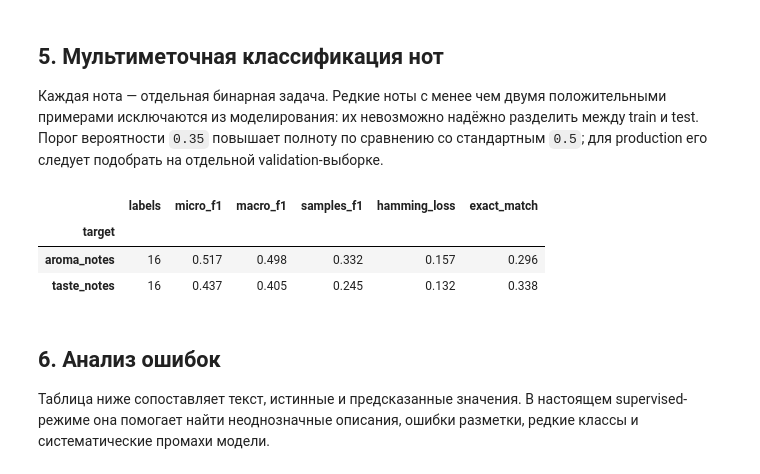
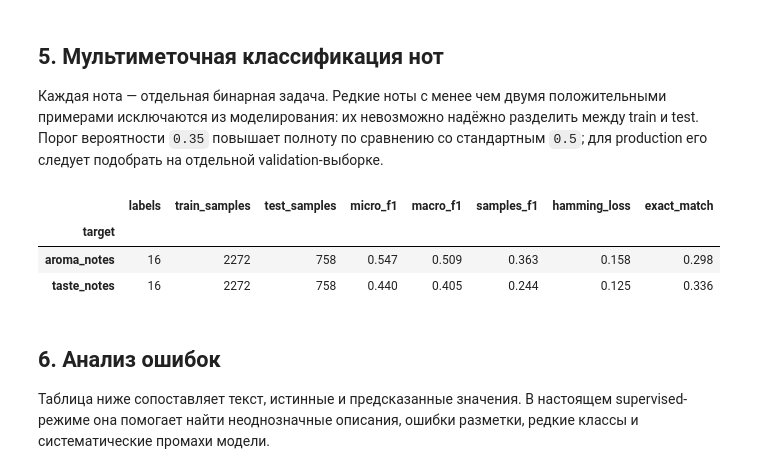
Before and after one commit to Daniil-fprog/netology_automatic_determination_wine_characteristics, a Jupyter notebook: notebooks/01_wine_characteristics_project.ipynb, the cells around one changed output. Drawn from its saved outputs; the diff is of its cells as text; code cells hidden in the pictures.

```diff
--- a/notebooks/01_wine_characteristics_project.ipynb
+++ b/notebooks/01_wine_characteristics_project.ipynb
@@ -257,16 +262,18 @@ if DEMO_WEAK_LABELS:
     df["aroma_notes"] = df["model_text"].map(lambda t: extract_notes(extract_section(t, "аромат")))
     df["taste_notes"] = df["model_text"].map(lambda t: extract_notes(extract_section(t, "вкус")))
 
-    # Пустой набор — допустимая мультиметка. Для обучения оставим только достаточно частые классы.
+    # Пустой набор — допустимая мультиметка.
+    multilabel_available = {
+        column: pd.Series(True, index=df.index) for column in multilabel_targets
+    }
     print("⚠ Включен DEMO-режим слабой разметки. Метрики не являются production-оценкой.")
 else:
-    # В supervised-режиме строки с незаполненными целями не участвуют в обучении.
-    complete_mask = df[categorical_targets].notna().all(axis=1)
-    complete_mask &= df[multilabel_targets].map(bool).all(axis=1)
-    dropped = int((~complete_mask).sum())
-    df = df.loc[complete_mask].reset_index(drop=True)
-    print("Используется настоящая разметка из CSV.")
-    print("Исключено строк с незаполненными целями:", dropped)
+    # Не требуем полной разметки строки: каждая модель ниже получит свой набор строк.
+    print("Используется частичная supervised-разметка из CSV.")
+    for target in categorical_targets:
+        print(f"{target}: {df[target].notna().sum()} размеченных строк")
+    for target in multilabel_targets:
+        print(f"{target}: {multilabel_available[target].sum()} размеченных строк")
 
 print("Объектов после очистки:", len(df))
 display(df[["model_text"] + categorical_targets + multilabel_targets].head(5))
@@ -420,14 +449,24 @@ weighted avg       0.88      0.85      0.86       758
 Каждая нота — отдельная бинарная задача. Редкие ноты с менее чем двумя положительными примерами исключаются из моделирования: их невозможно надёжно разделить между train и test. Порог вероятности `0.35` повышает полноту по сравнению со стандартным `0.5`; для production его следует подобрать на отдельной validation-выборке.
 # %%
 def fit_multilabel(target, threshold=0.35):
-    all_labels = pd.Series([x for values in df[target] for x in values]).value_counts()
-    eligible = all_labels[(all_labels >= 2) & (all_labels <= len(df) - 2)].index.tolist()
+    available = multilabel_available[target].to_numpy(dtype=bool)
+    available_values = df.loc[available, target]
+    all_labels = pd.Series([x for values in available_values for x in values]).value_counts()
+    eligible = all_labels[
+        (all_labels >= 2) & (all_labels <= len(available_values) - 2)
+    ].index.tolist()
     if not eligible:
         raise ValueError(f"Для {target} нет нот минимум с 2 наблюдениями")
 
     mlb = MultiLabelBinarizer(classes=eligible)
     Y = mlb.fit_transform(df[target].map(lambda xs: [x for x in xs if x in eligible]))
-    Y_train, Y_test = Y[train_idx], Y[test_idx]
+    train_mask = available[train_idx]
+    test_mask = available[test_idx]
+    target_test_idx = test_idx[test_mask]
+    Y_train, Y_test = Y[train_idx][train_mask], Y[test_idx][test_mask]
+    X_target_train, X_target_test = X_train[train_mask], X_test[test_mask]
+    if len(Y_train) == 0 or len(Y_test) == 0:
+        raise ValueError(f"Для {target} недостаточно размеченных train/test-объектов")
     models, probs = {}, np.zeros_like(Y_test, dtype=float)
 
     for j, label in enumerate(mlb.classes_):
@@ -435,45 +474,48 @@ def fit_multilabel(target, threshold=0.35):
             clf = DummyClassifier(strategy="most_frequent")
         else:
             clf = LogisticRegression(max_iter=3000, class_weight="balanced", random_state=RANDOM_STATE)
-        clf.fit(X_train, Y_train[:, j])
+        clf.fit(X_target_train, Y_train[:, j])
         models[label] = clf
         if hasattr(clf, "predict_proba"):
             classes = list(clf.classes_)
-            probs[:, j] = clf.predict_proba(X_test)[:, classes.index(1)] if 1 in classes else 0.0
+            probs[:, j] = clf.predict_proba(X_target_test)[:, classes.index(1)] if 1 in classes else 0.0
         else:
-            probs[:, j] = clf.predict(X_test)
+            probs[:, j] = clf.predict(X_target_test)
 
     pred = (probs >= threshold).astype(int)
     metrics = {
         "labels": len(eligible),
+        "train_samples": int(train_mask.sum()),
+        "test_samples": int(test_mask.sum()),
         "micro_f1": f1_score(Y_test, pred, average="micro", zero_division=0),
         "macro_f1": f1_score(Y_test, pred, average="macro", zero_division=0),
         "samples_f1": f1_score(Y_test, pred, average="samples", zero_division=0),
         "hamming_loss": hamming_loss(Y_test, pred),
         "exact_match": accuracy_score(Y_test, pred),
     }
-    return {"mlb": mlb, "models": models, "threshold": threshold}, Y_test, pred, metrics
+    bundle = {"mlb": mlb, "models": models, "threshold": threshold}
+    return bundle, target_test_idx, Y_test, pred, metrics
 
 multilabel_models = {}
 multilabel_outputs = {}
 multilabel_rows = []
 
 for target in multilabel_targets:
-    bundle, y_true, y_pred, metrics = fit_multilabel(target)
+    bundle, target_test_idx, y_true, y_pred, metrics = fit_multilabel(target)
     multilabel_models[target] = bundle
-    multilabel_outputs[target] = (y_true, y_pred)
+    multilabel_outputs[target] = (target_test_idx, y_true, y_pred)
     multilabel_rows.append({"target": target, **metrics})
 
 multilabel_metrics = pd.DataFrame(multilabel_rows).set_index("target")
 display(multilabel_metrics.style.format({
     "micro_f1": "{:.3f}", "macro_f1": "{:.3f}", "samples_f1": "{:.3f}",
     "hamming_loss": "{:.3f}", "exact_match": "{:.3f}"
 }))
 # %% [output]
-|  | labels | micro_f1 | macro_f1 | samples_f1 | hamming_loss | exact_match |
-| target |  |  |  |  |  |  |
-| aroma_notes | 16 | 0.517 | 0.498 | 0.332 | 0.157 | 0.296 |
-| taste_notes | 16 | 0.437 | 0.405 | 0.245 | 0.132 | 0.338 |
+|  | labels | train_samples | test_samples | micro_f1 | macro_f1 | samples_f1 | hamming_loss | exact_match |
+| target |  |  |  |  |  |  |  |  |
+| aroma_notes | 16 | 2272 | 758 | 0.547 | 0.509 | 0.363 | 0.158 | 0.298 |
+| taste_notes | 16 | 2272 | 758 | 0.440 | 0.405 | 0.244 | 0.125 | 0.336 |
 # %% [markdown]
 ## 6. Анализ ошибок
 
```
Also changed, not shown: parts of 11 cells of this notebook, 7 other files.
